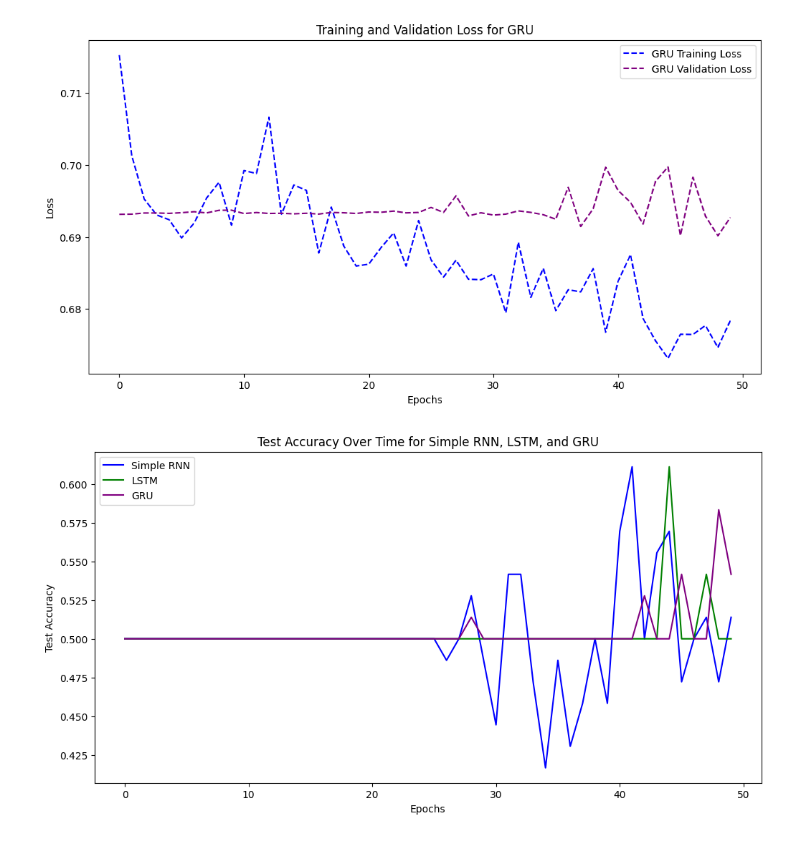
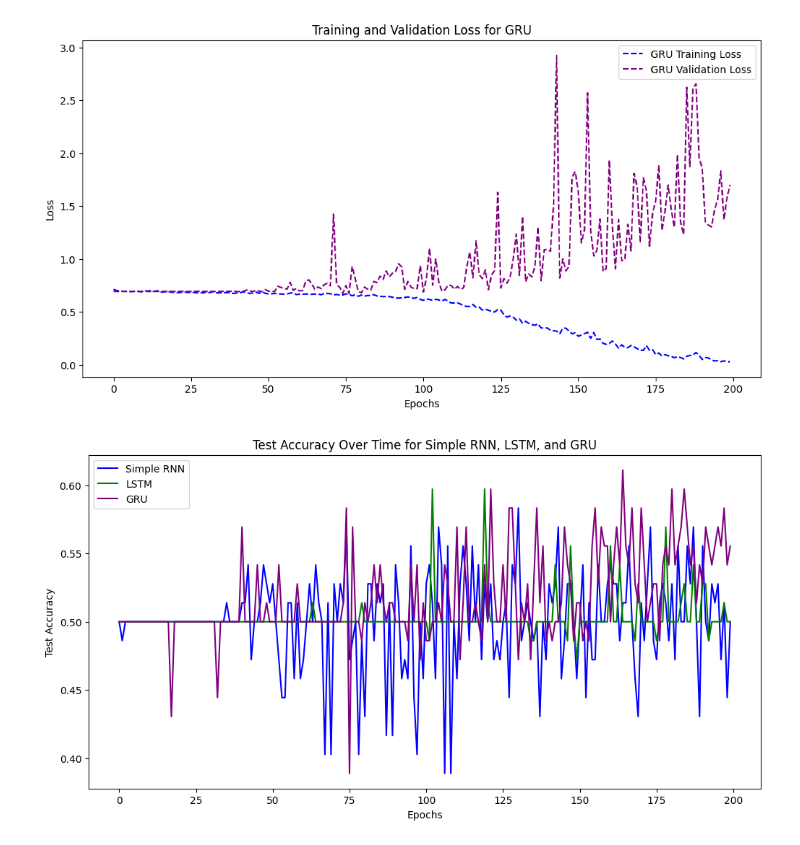
Before and after one commit to a1869470/Deep_Learning, a Jupyter notebook: DL_Assessment_3_(final).ipynb, the cells around one changed output. Drawn from its saved outputs; the diff is of its cells as text; code cells hidden in the pictures.

```diff
--- a/DL_Assessment_3_(final).ipynb
+++ b/DL_Assessment_3_(final).ipynb
@@ -57,7 +57,7 @@ optimizer_rnn = Adam(learning_rate=0.001)
 model_rnn.compile(optimizer=optimizer_rnn, loss='binary_crossentropy', metrics=['accuracy'])
 
 # Train the Simple RNN model
-history_rnn = model_rnn.fit(X_train_rnn, y_train, epochs=50, batch_size=32, validation_data=(X_val_rnn, y_val), verbose=0)
+history_rnn = model_rnn.fit(X_train_rnn, y_train, epochs=200, batch_size=32, validation_data=(X_val_rnn, y_val), verbose=0)
 
 # Evaluate and print accuracy for Simple RNN
 predicted_probabilities_rnn = model_rnn.predict(X_test_rnn)
@@ -96,7 +96,7 @@ optimizer_lstm = Adam(learning_rate=0.001)
 model_lstm.compile(optimizer=optimizer_lstm, loss='binary_crossentropy', metrics=['accuracy'])
 
 # Train the LSTM model
-history_lstm = model_lstm.fit(X_train_rnn, y_train, epochs=50, batch_size=32, validation_data=(X_val_rnn, y_val), verbose=0)
+history_lstm = model_lstm.fit(X_train_rnn, y_train, epochs=200, batch_size=32, validation_data=(X_val_rnn, y_val), verbose=0)
 
 # Adjusted threshold for classification
 threshold = 0.5
@@ -138,7 +138,7 @@ optimizer_gru = Adam(learning_rate=0.001)
 model_gru.compile(optimizer=optimizer_gru, loss='binary_crossentropy', metrics=['accuracy'])
 
 # Train the GRU model
-history_gru = model_gru.fit(X_train_rnn, y_train, epochs=50, batch_size=32, validation_data=(X_val_rnn, y_val), verbose=0)
+history_gru = model_gru.fit(X_train_rnn, y_train, epochs=200, batch_size=32, validation_data=(X_val_rnn, y_val), verbose=0)
 
 # Evaluate and print accuracy for GRU
 predicted_probabilities_gru = model_gru.predict(X_test_rnn)
@@ -206,2 +206,2 @@ GRU Accuracy for Next Day Returns Prediction: 0.4893455098934551
-[figure, old version]
+[figure, new version]
-[figure, old version]
+[figure, new version]
```
Also changed, not shown: parts of 1 cell of this notebook.
